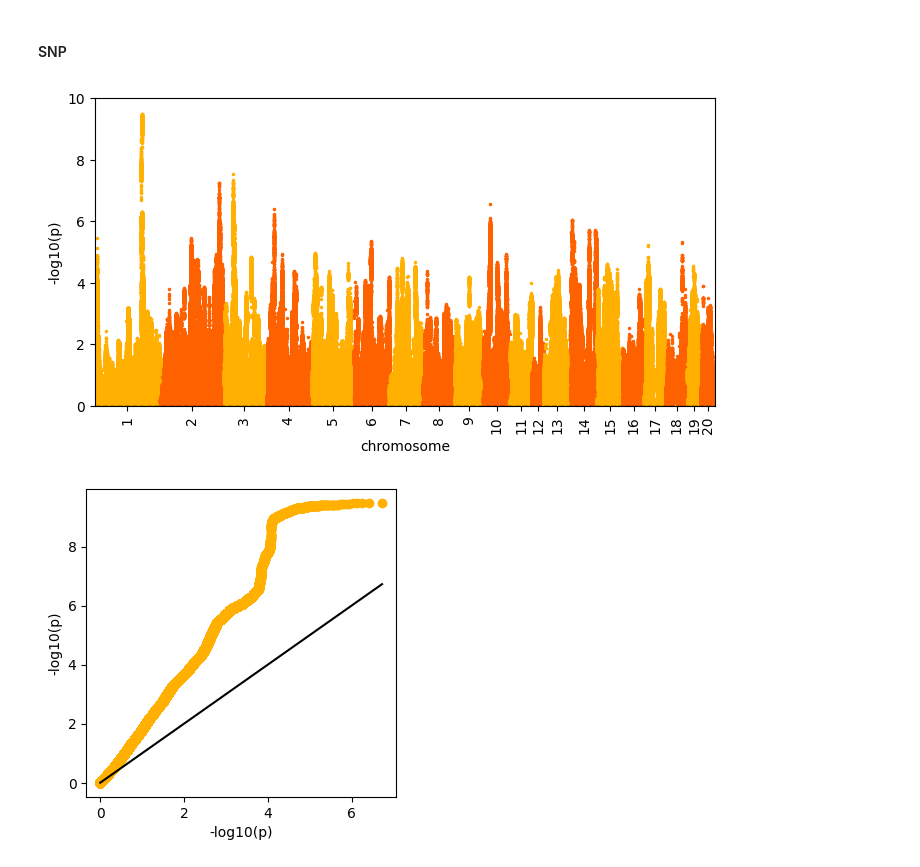
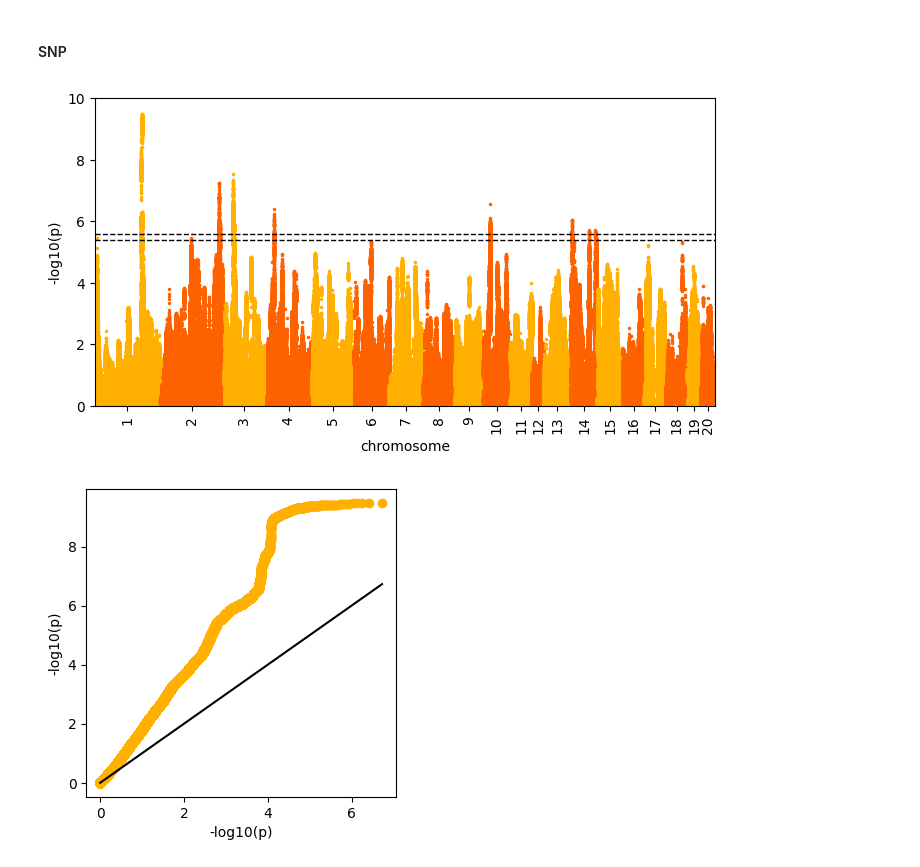
Before and after one commit to BSLeger/SUD_cross_species, a Jupyter notebook: analyze_SNPvsGene_rat.ipynb, the cells around one changed output. Cells and saved outputs as stored; diff of their text form; code cells hidden in the pictures.

```diff
--- a/analyze_SNPvsGene_rat.ipynb
+++ b/analyze_SNPvsGene_rat.ipynb
@@ -42,13 +42,16 @@ cutoff=0
 # %% [markdown]
 ## SNP level results
 # %%
-nicsa_gwas_dir='/tscc/projects/ps-palmer/brittany/SUD_cross_species/nicsa_gwas/results/gwas/mlma_concat/'
+nicsa_gwas_dir='/tscc/projects/ps-palmer/brittany/SUD_cross_species/nicsa_gwas_pc1/results/gwas/mlma_concat/'
 snp_dict={
     'cigday_pc1':pd.read_csv(nicsa_gwas_dir+'regressedlr_cigday_pc1.mlma',sep='\t'),
     'smkinit_pc1':pd.read_csv(nicsa_gwas_dir+'regressedlr_smkinit_pc1.mlma',sep='\t'),
     'loco':pd.read_csv('loco_meta/regressedlr_combined_locomotor.mlma', sep='\t'),
-    'ext':pd.read_csv('ext_sumstat_2019/FINAL.EXT_COMMON_FACTOR.EXTERNALIZING.20191014.extended.sumstats.gz',compression='gzip',sep='\t')
+    'ext_munged':pd.read_csv('ext_sumstat_2019/FINAL.EXT_COMMON_FACTOR.EXTERNALIZING.20191014.extended.sumstats.gz',compression='gzip',sep='\t'),
+    'ext':pd.read_csv('ext_sumstat_2019/FINAL.EXT_COMMON_FACTOR.EXTERNALIZING.20191014.PREPARED.wFREQ.A1.txt.gz',compression='gzip',delim_whitespace=True,)
 }
+# %%
+snp_dict['ext']=pd.read_csv('ext_sumstat_2019/FINAL.EXT_COMMON_FACTOR.EXTERNALIZING.20191014.PREPARED.wFREQ.A1.txt.gz',compression='gzip',delim_whitespace=True,)
 # %% [markdown]
 ## gene level results
 # %%
@@ -243,23 +247,28 @@ qqplot_gwas(magma_dict[k].P,colour_dict[k],save_fig,('qqplot_cut'+str(cutoff)+'_
 k='loco'
 # %% [markdown]
 #### SNP
+# %%
+rat_snp_strin=5.58
+rat_snp_len=5.38
+# %%
+save_fig=False
 # %%
 fig=plt.figure(figsize=(8,4))
 #fig, ax=plt.subplots(figsize=(10,4))
 manhattan(pval=snp_dict[k].p,pos=snp_dict[k].bp,chr=snp_dict[k].Chr,label='',
-                    cut=cutoff,lines=[cutoff],lines_colors=['black'], colors=[colour_dict[k], colour_dict[(k+'_alt')]],
-                    lines_widths = [1], lines_styles = ["--"], markersize=3, plot_grid_lines=False)
+                    cut=cutoff,lines=[rat_snp_strin,rat_snp_len],lines_colors=['black','black'], colors=[colour_dict[k], colour_dict[(k+'_alt')]],
+                    lines_widths = [1,1], lines_styles = ["--","--"], markersize=3, plot_grid_lines=False)
 fig=plt.title('')
 fig=plt.ylabel('-log10(p)')
 plt.margins(x=0)
 #commented out- use to turn into miami plot
 #plt.gca().invert_yaxis()
 #plt.tick_params(axis='x',labeltop=True, top=True, bottom=False, labelbottom=False)
 fig=plt.xticks(rotation='vertical')
 if save_fig:
     plt.savefig('figures/manhattan_cut'+str(cutoff)+'_'+k+'_SNP'+'.png',dpi=600,bbox_inches='tight')
 # %% [output]
-[figure, old version]
+[figure, new version]
 # %%
 qqplot_gwas(snp_dict[k].p,colour_dict[k],save_fig,('qqplot_cut'+str(cutoff)+'_'+k+'_SNP'))
 # %% [output]
```
Also changed, not shown: parts of 9 cells of this notebook, 16 other files.
